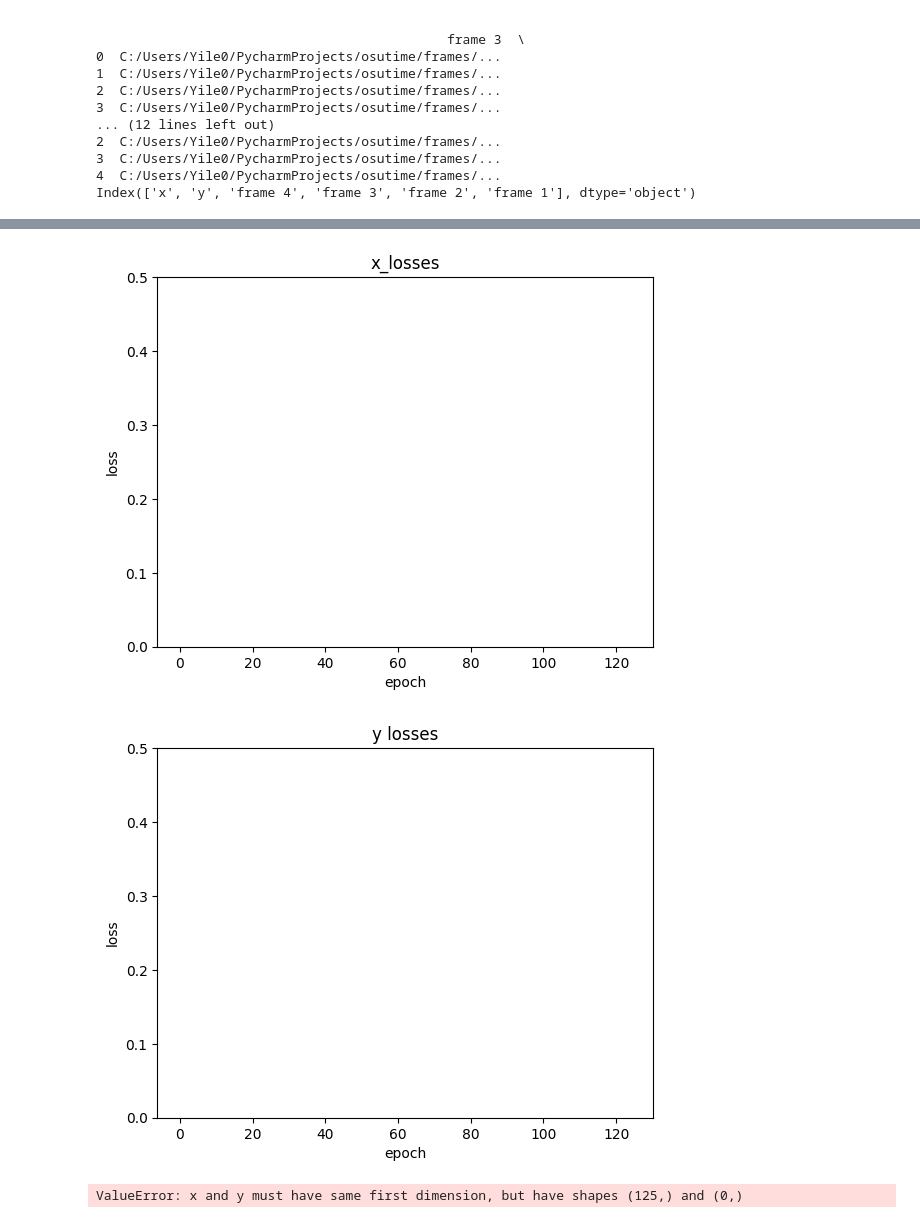
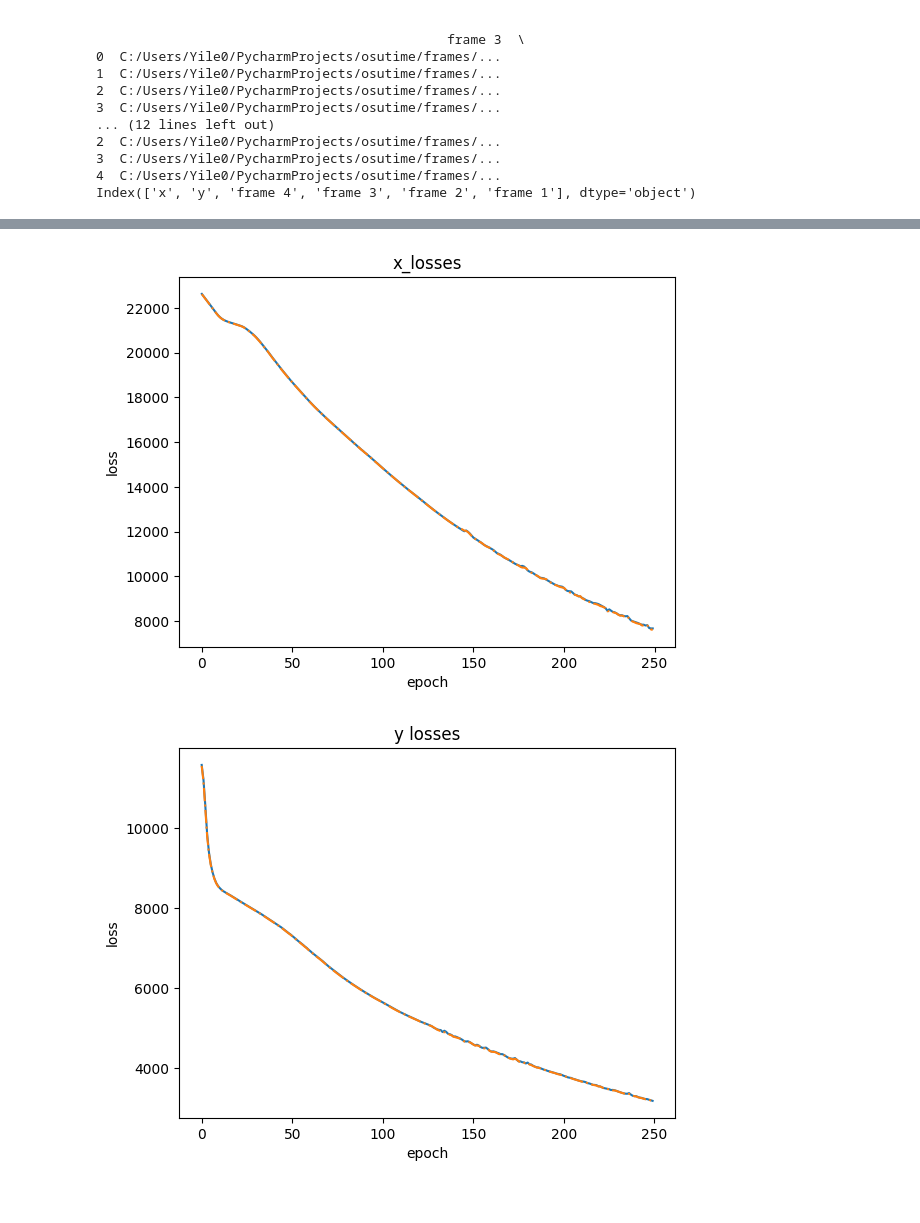
Before and after one commit to starexplorer21/osuAIProject, a Jupyter notebook: cnn_notebook.ipynb, the cells around one changed output, grey strips where cells are left out. Drawn from its saved outputs; the diff is of its cells as text; code cells hidden in the pictures.

Commit message:
another training run, starting to hit diminishing returns

```diff
--- a/cnn_notebook.ipynb
+++ b/cnn_notebook.ipynb
@@ -376,44 +582,34 @@ if __name__ == '__main__':
 # %%
-plt.plot(list(range(epoch_start, num_epochs)), losses_x)
-plt.plot(list(range(epoch_start, num_epochs)), losses_val_x, '-.')
+plt.plot(losses_x)
+plt.plot( losses_val_x, '-.')
 
 plt.xlabel("epoch")
 plt.ylabel("loss")
 plt.title('x_losses')
-plt.ylim(0, 0.5)
 plt.show()
 
-plt.plot(list(range(epoch_start, num_epochs)), losses_y)
-plt.plot(list(range(epoch_start, num_epochs)), losses_val_y, '-.')
+plt.plot(losses_y)
+plt.plot(losses_val_y, '-.')
 
 plt.xlabel("epoch")
 plt.ylabel("loss")
 plt.title('y losses')
-plt.ylim(0, 0.5)
 plt.show()
 
-plt.plot(list(range(epoch_start, num_epochs)), lr_x)
-plt.plot(list(range(epoch_start, num_epochs)), lr_y, '-.')
 
-plt.xlabel("epoch")
-plt.ylabel("loss")
-plt.title('learning rate')
-plt.ylim(0, 0.5)
-plt.show()
 
 
 
 # with torch.no_grad():
 #     correct = 0
 #     total = 0
 #     for i, (labels, images) in enumerate(processed_data):
 #         images = images.reshape((1, 4, 60, 80))
 #         images = images.to(device)
 #         labels = torch.tensor(labels, dtype=torch.float32)
 #         labels = labels.to(device)
 #         outputs = model(images)
 #         print([labels[0], labels[1]], [outputs[0], outputs[1]])
 # %% [output]
-[figure, old version]
+[figure, new version]
-[figure, old version]
+[figure, new version]
-ValueError: x and y must have same first dimension, but have shapes (125,) and (0,)
```
Also changed, not shown: parts of 2 cells of this notebook.
